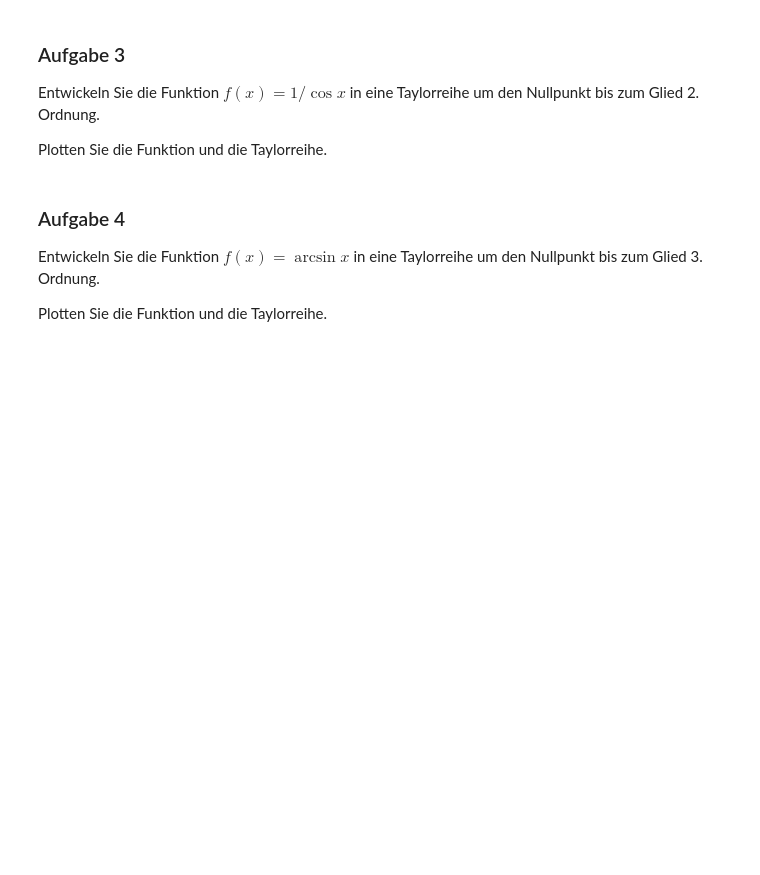
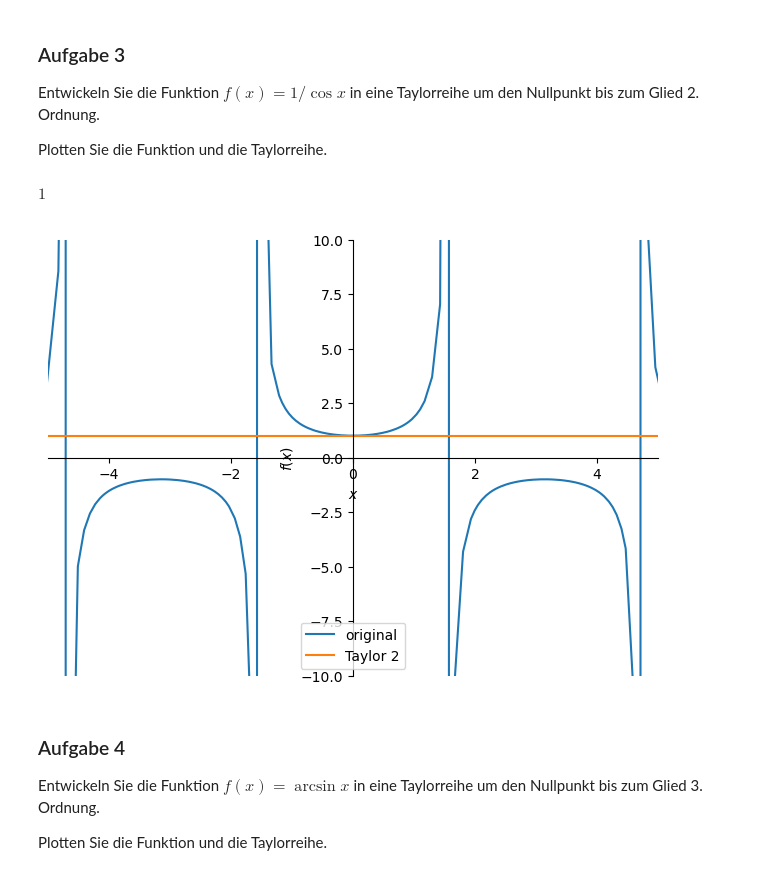
Before and after one commit to maixnor/uniwien, a Jupyter notebook: notebooks/Aufgabenblatt_5 .ipynb, the cells around one changed output. Saved outputs shown, nothing was run; the diff lists cells and outputs as text; code cells hidden in the pictures; blank space fills up the shorter version.

```diff
--- a/notebooks/Aufgabenblatt_5 .ipynb
+++ b/notebooks/Aufgabenblatt_5 .ipynb
@@ -45,6 +56,17 @@ Entwickeln Sie die Funktion $f(x)=1/\cos{x}$ in eine Taylorreihe
 um den Nullpunkt bis zum Glied 2. Ordnung.
 
 Plotten Sie die Funktion und die Taylorreihe.
+# %%
+f = 1/cos(x)
+s = f.series(x, acos(1), 2).removeO()
+
+s
+# %% [output]
+$\displaystyle 1$
+# %%
+plot_functions(f, s, -5, 5, -10, 10, "Taylor 2")
+# %% [output]
+[figure, added]
 # %% [markdown]
 ### Aufgabe 4
 
```
Also changed, not shown: parts of 8 cells of this notebook, 4 other files.
